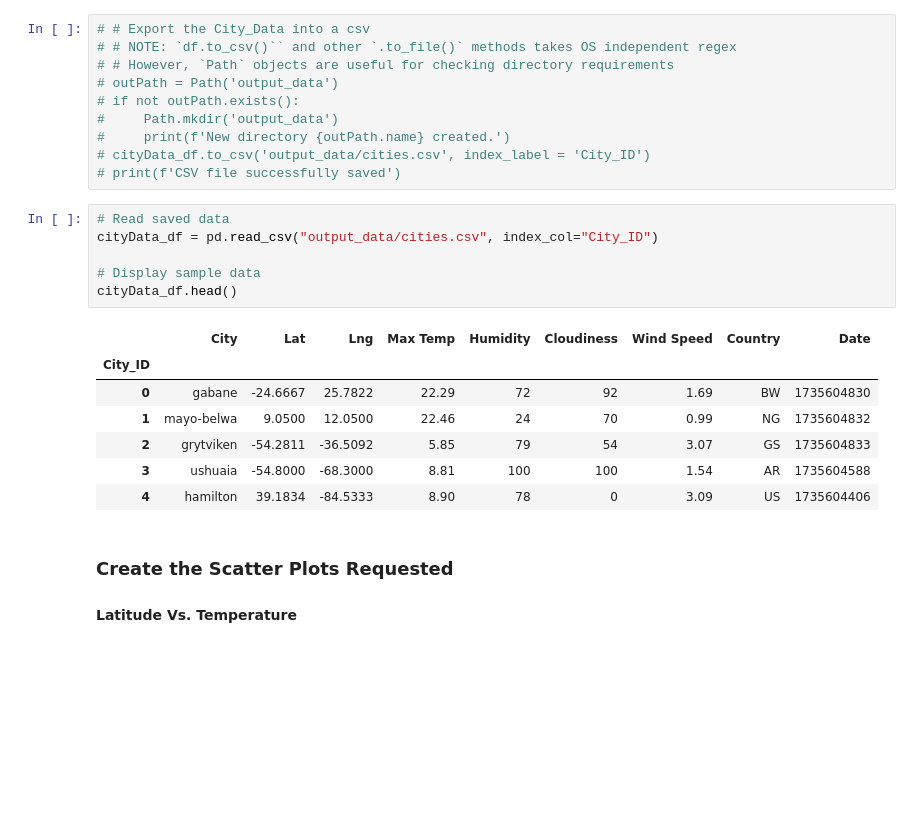
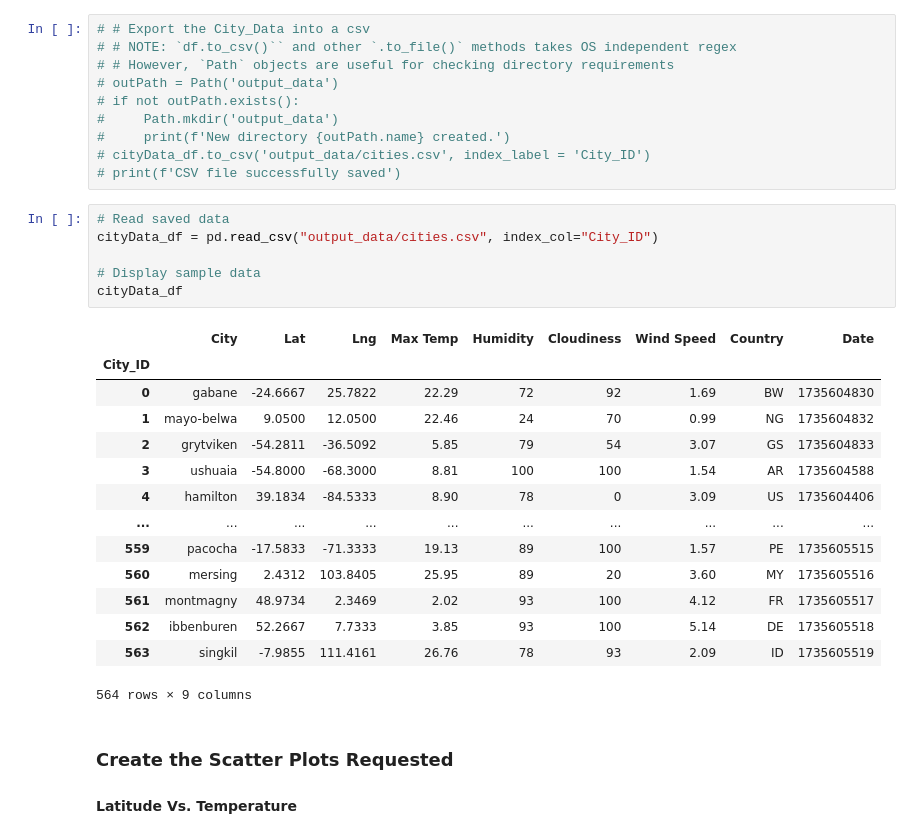
Before and after one commit to Neelka96/python-api-challenge, a Jupyter notebook: WeatherPy/WeatherPy.ipynb, the cells around one changed output. Saved outputs shown, nothing was run; the diff lists cells and outputs as text; blank space fills up the shorter version.

```diff
--- a/WeatherPy/WeatherPy.ipynb
+++ b/WeatherPy/WeatherPy.ipynb
@@ -160,17 +160,24 @@ from api_keys import weather_api_key
 # %%
 # Read saved data
 cityData_df = pd.read_csv("output_data/cities.csv", index_col="City_ID")
 
 # Display sample data
-cityData_df.head()
+cityData_df
 # %% [output]
 |  | City | Lat | Lng | Max Temp | Humidity | Cloudiness | Wind Speed | Country | Date |
 | City_ID |  |  |  |  |  |  |  |  |  |
 | 0 | gabane | -24.6667 | 25.7822 | 22.29 | 72 | 92 | 1.69 | BW | 1735604830 |
 | 1 | mayo-belwa | 9.0500 | 12.0500 | 22.46 | 24 | 70 | 0.99 | NG | 1735604832 |
 | 2 | grytviken | -54.2811 | -36.5092 | 5.85 | 79 | 54 | 3.07 | GS | 1735604833 |
 | 3 | ushuaia | -54.8000 | -68.3000 | 8.81 | 100 | 100 | 1.54 | AR | 1735604588 |
 | 4 | hamilton | 39.1834 | -84.5333 | 8.90 | 78 | 0 | 3.09 | US | 1735604406 |
+| ... | ... | ... | ... | ... | ... | ... | ... | ... | ... |
+| 559 | pacocha | -17.5833 | -71.3333 | 19.13 | 89 | 100 | 1.57 | PE | 1735605515 |
+| 560 | mersing | 2.4312 | 103.8405 | 25.95 | 89 | 20 | 3.60 | MY | 1735605516 |
+| 561 | montmagny | 48.9734 | 2.3469 | 2.02 | 93 | 100 | 4.12 | FR | 1735605517 |
+| 562 | ibbenburen | 52.2667 | 7.7333 | 3.85 | 93 | 100 | 5.14 | DE | 1735605518 |
+| 563 | singkil | -7.9855 | 111.4161 | 26.76 | 78 | 93 | 2.09 | ID | 1735605519 |
+564 rows × 9 columns
 # %% [markdown]
 ### Create the Scatter Plots Requested
 
```
Also changed, not shown: parts of 12 cells of this notebook, 1 other file.
